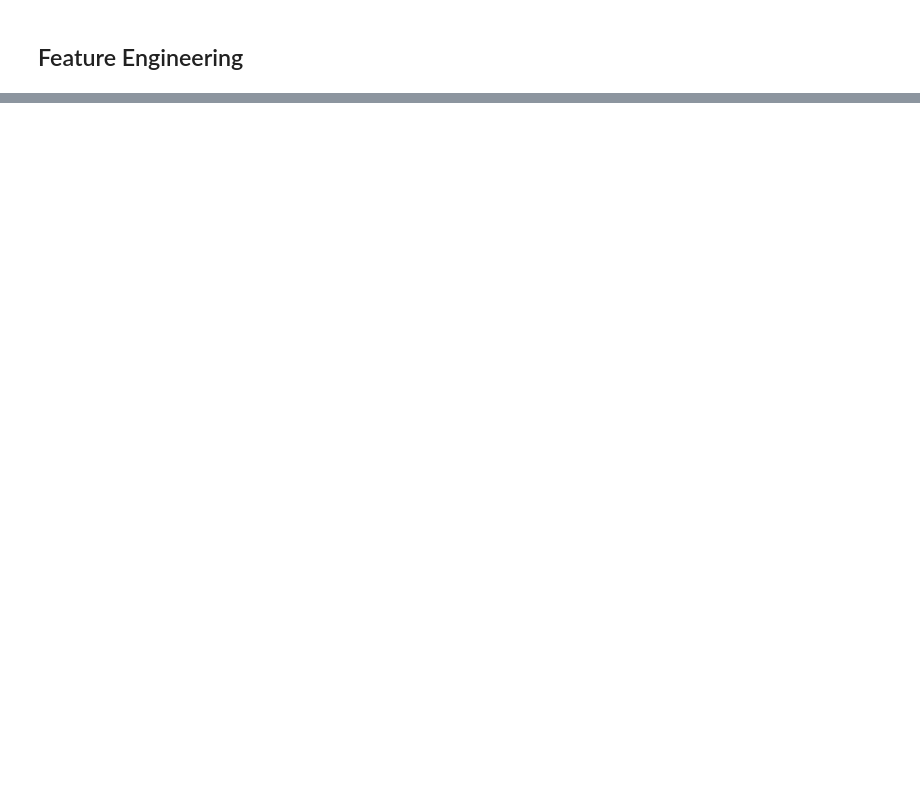
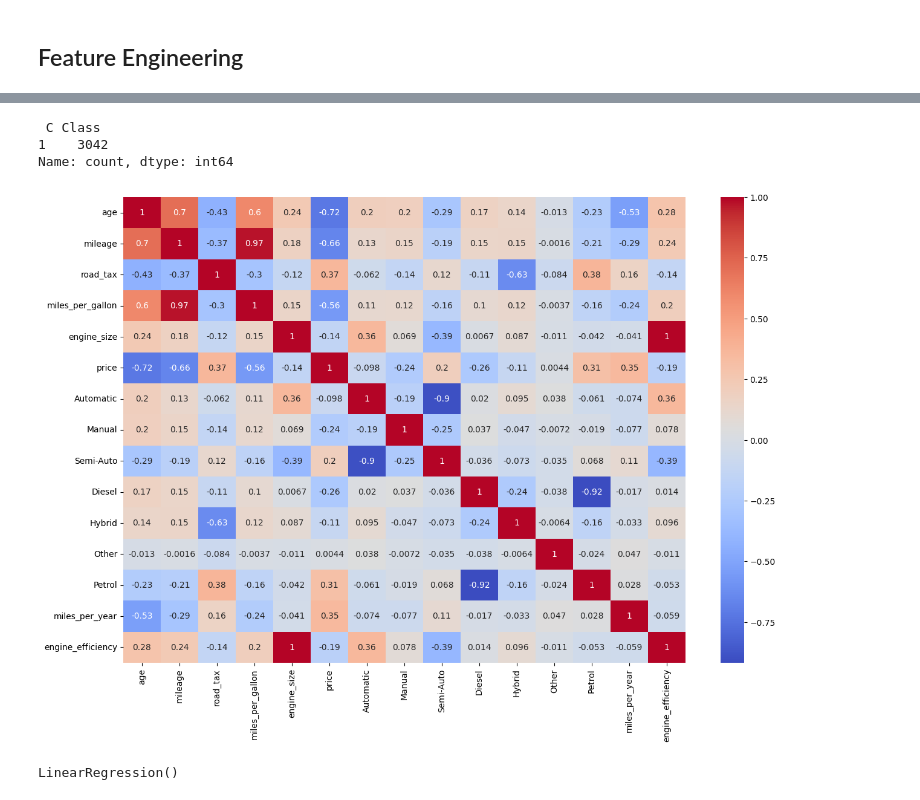
Before and after one commit to Hamdan-Khan/AI-Projects, a Jupyter notebook: regression-car-price-prediction/main.ipynb, the cells around one changed output, grey strips where cells are left out. Saved outputs shown, nothing was run; the diff lists cells and outputs as text; code cells hidden in the pictures; blank space fills up the shorter version.

Commit message:
Kaggle Notebook | 🚗 | Car Price Prediction - models added

```diff
--- a/regression-car-price-prediction/main.ipynb
+++ b/regression-car-price-prediction/main.ipynb
@@ -411,0 +409,13 @@ train_data.drop(["price"],axis=1).boxplot()
+# %%
+def one_hot_encode(data,feature):
+    new_features = pd.get_dummies(data[feature],dtype=int)
+    data = data.join(new_features).drop([feature],axis=1)
+    return data
+
+def encode_features(data):
+    data = one_hot_encode(data, "model")
+    data = one_hot_encode(data, "transmission")
+    data = one_hot_encode(data, "fuel_type")
+    return data
+# %%
+train_data = encode_features(train_data)
@@ -411,0 +438,18 @@ train_data.drop(["price"],axis=1).boxplot()
+# %%
+train_data[" C Class"].value_counts()
+# %% [output]
+ C Class
+1    3042
+Name: count, dtype: int64
+# %%
+def engineer_feature(data):
+    data = data.drop([" C Class"],axis=1)
+    data["miles_per_year"] = data["mileage"] / (data["age"]+0.1)
+    data["engine_efficiency"] = data["miles_per_gallon"] * data["engine_size"]
+    return data
+# %%
+train_data = engineer_feature(train_data)
+# %%
+generate_heatmap(train_data,(15,10))
+# %% [output]
+[figure, added]
@@ -411,0 +460,6 @@ train_data.drop(["price"],axis=1).boxplot()
+# %%
+X_train, Y_train = train_data.drop(["price"],axis=1), train_data["price"]
+
+reg.fit(X_train,Y_train)
+# %% [output]
+LinearRegression()
```
Also changed, not shown: parts of 20 cells of this notebook.
